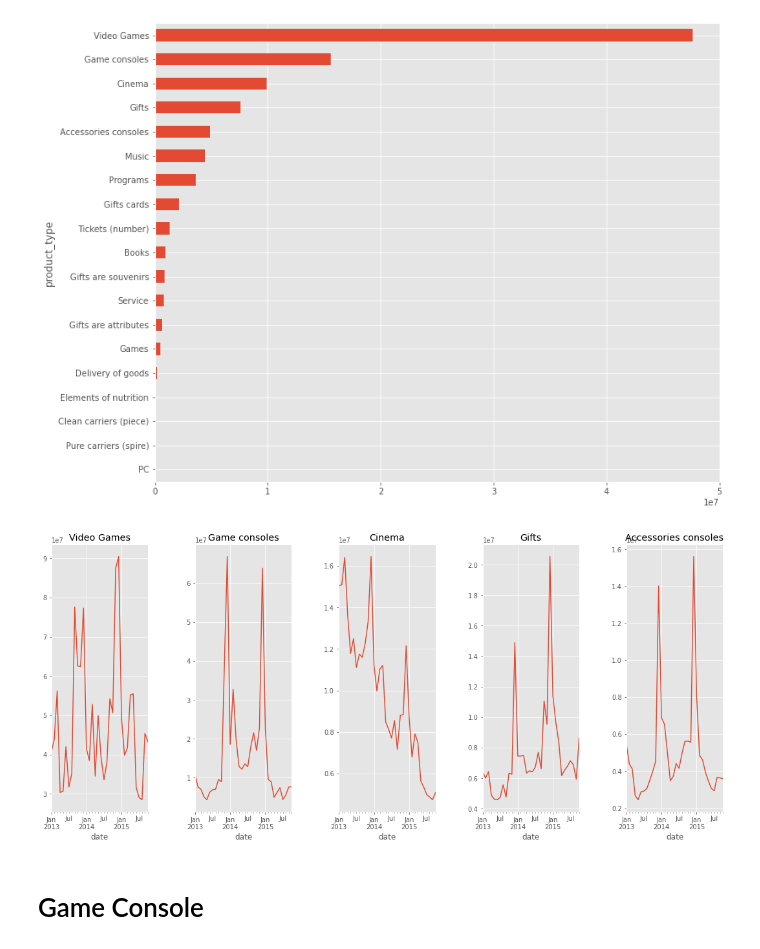
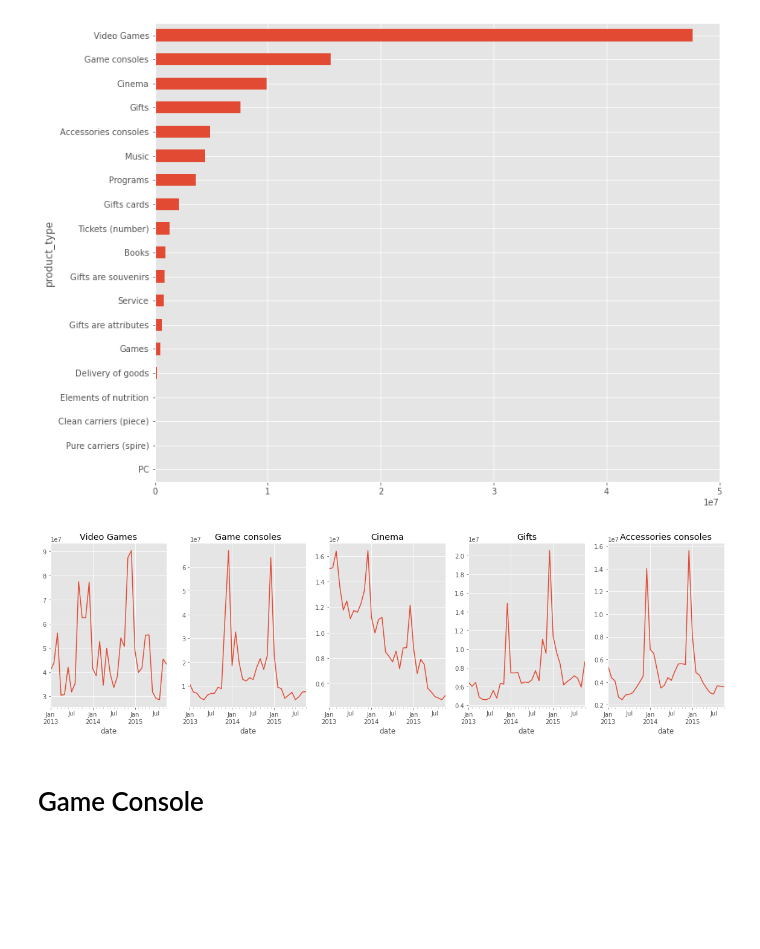
Before and after one commit to jquesada92/Kaggle_Times_Series_Competition, a Jupyter notebook: times_series_competition.ipynb, the cells around one changed output. Cells and saved outputs as stored; diff of their text form; code cells hidden in the pictures; blank space fills up the shorter version.

```diff
--- a/times_series_competition.ipynb
+++ b/times_series_competition.ipynb
@@ -252,15 +320,14 @@ top_product_types = df_avg_sales_by_cat.head().index.tolist()
 df_category_monthly_sales = df_category_monthly_sales.loc[:,top_product_types]
 # %%
 
-fig, axes = plt.subplots(ncols=5, nrows=1, figsize=(16,8))
+fig, axes = plt.subplots(ncols=5, nrows=1,figsize=(20,5))
 n = 0
 for col in df_category_monthly_sales.columns:
   df_category_monthly_sales[col].plot(title=col,ax=axes[n])
   n +=1
-plt.tight_layout(pad=5)
 plt.show()
 # %% [output]
-[figure, old version]
+[figure, new version]
 # %% [markdown]
 # Game Console
 # %% [markdown]
```
Also changed, not shown: parts of 27 cells of this notebook.
